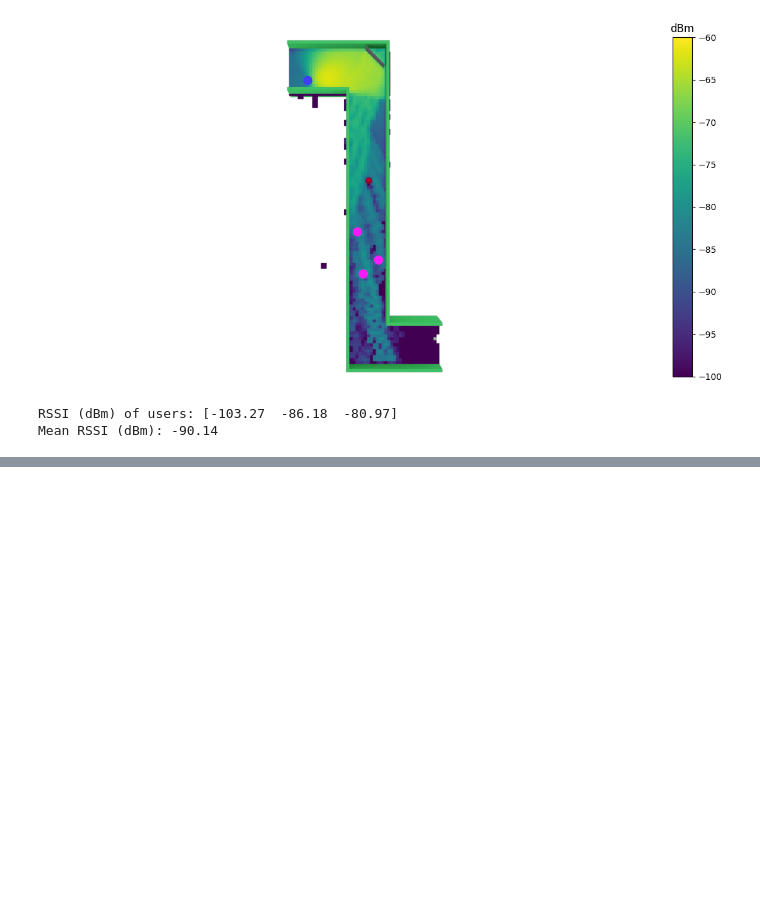
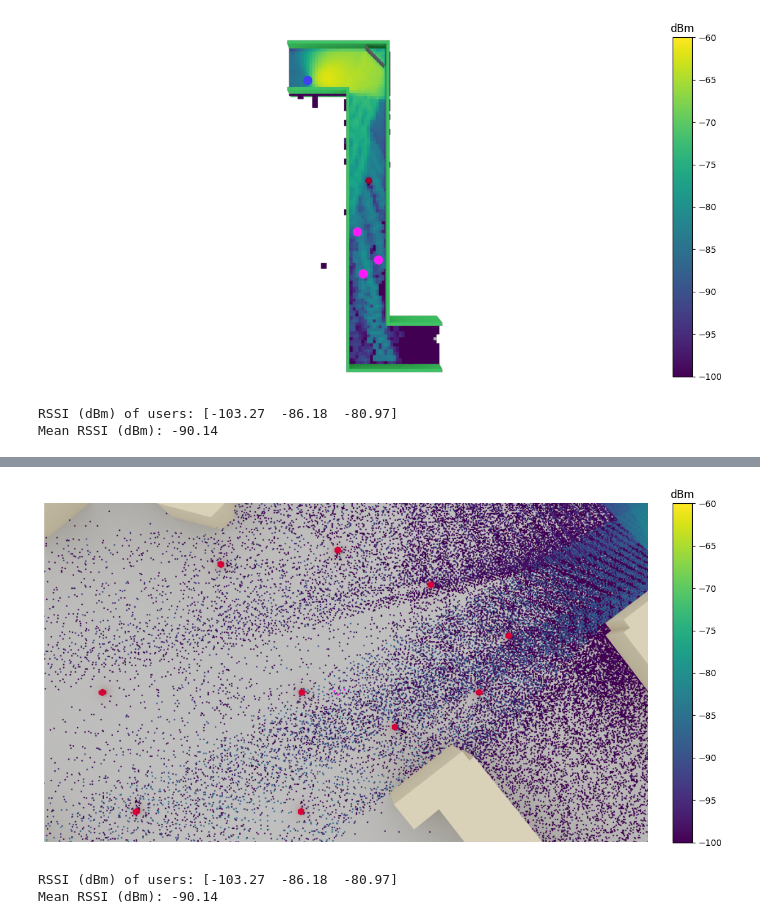
Before and after one commit to hieutrungle/saris_revised, a Jupyter notebook: rs/notebook/viz_scene.ipynb, the cells around one changed output, grey strips where cells are left out. Drawn from its saved outputs; the diff is of its cells as text; code cells hidden in the pictures; blank space fills up the shorter version.

```diff
--- a/rs/notebook/viz_scene.ipynb
+++ b/rs/notebook/viz_scene.ipynb
@@ -181,0 +217,2 @@ Mean RSSI (dBm): -90.14
+# %%
+rm = sigmap.compute_cmap()
@@ -181,0 +246,14 @@ Mean RSSI (dBm): -90.14
+# %%
+sigmap.render(radio_map=rm)
+# %% [output]
+[figure, added]
+# %%
+loc_idx = np.array([0, 1, 2])
+rf_idx = np.arange(3)
+cur_rss = rssis[..., rf_idx, loc_idx]
+rfcur_rsss = 10 * np.log10(cur_rss) + 30.0
+print(f"RSSI (dBm) of users: {np.round(rfcur_rsss, 2)}")
+print(f"Mean RSSI (dBm): {np.mean(rfcur_rsss, axis=-1):.2f}")
+# %% [output]
+RSSI (dBm) of users: [-103.27  -86.18  -80.97]
+Mean RSSI (dBm): -90.14
```
Also changed, not shown: parts of 7 cells of this notebook, 1 other file.
